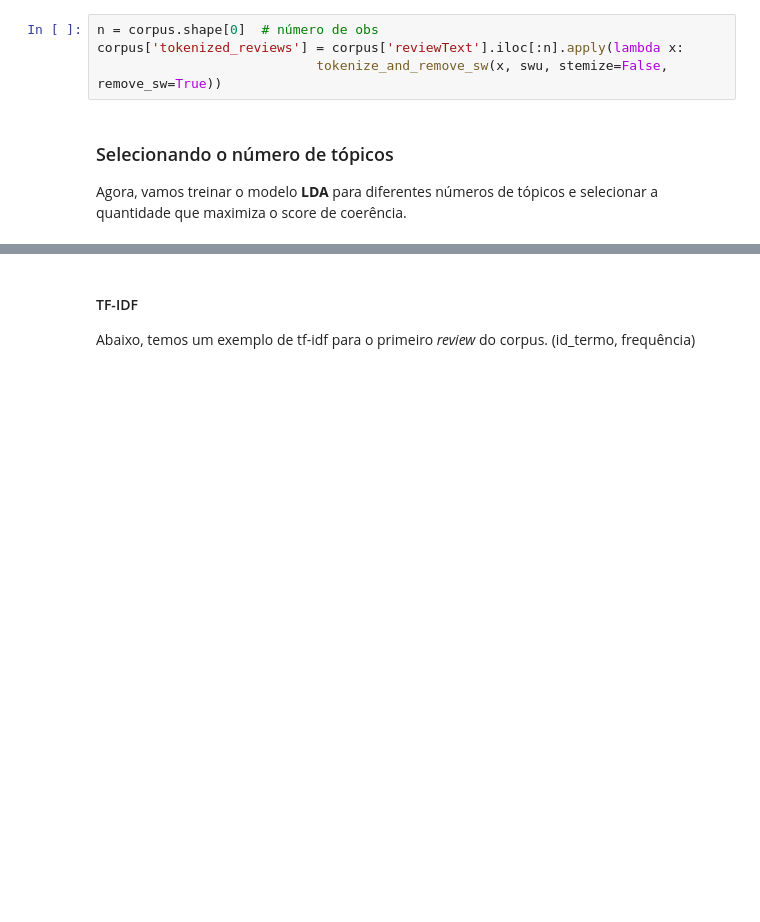
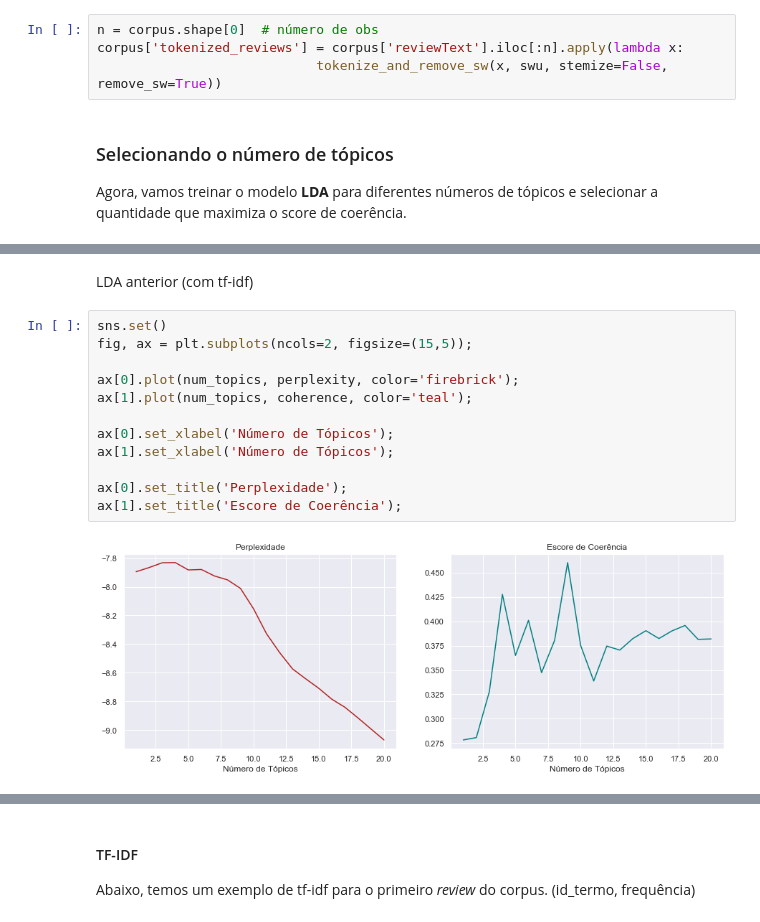
Before and after one commit to Franklin-oliveira/InfoRecovery-Repo, a Jupyter notebook: Final_Project/Final_Project-Amazon_Electronics_Reviews.ipynb, the cells around one changed output, grey strips where cells are left out. Saved outputs shown, nothing was run; the diff lists cells and outputs as text; blank space fills up the shorter version.

```diff
--- a/Final_Project/Final_Project-Amazon_Electronics_Reviews.ipynb
+++ b/Final_Project/Final_Project-Amazon_Electronics_Reviews.ipynb
@@ -353,0 +398,16 @@ ax[1].set_title('Escore de Coerência');
+# %% [markdown]
+LDA anterior (com tf-idf)
+# %%
+sns.set()
+fig, ax = plt.subplots(ncols=2, figsize=(15,5));
+
+ax[0].plot(num_topics, perplexity, color='firebrick');
+ax[1].plot(num_topics, coherence, color='teal');
+
+ax[0].set_xlabel('Número de Tópicos');
+ax[1].set_xlabel('Número de Tópicos');
+
+ax[0].set_title('Perplexidade');
+ax[1].set_title('Escore de Coerência');
+# %% [output]
+[figure, added]
```
Also changed, not shown: parts of 56 cells of this notebook, 1 other file.
